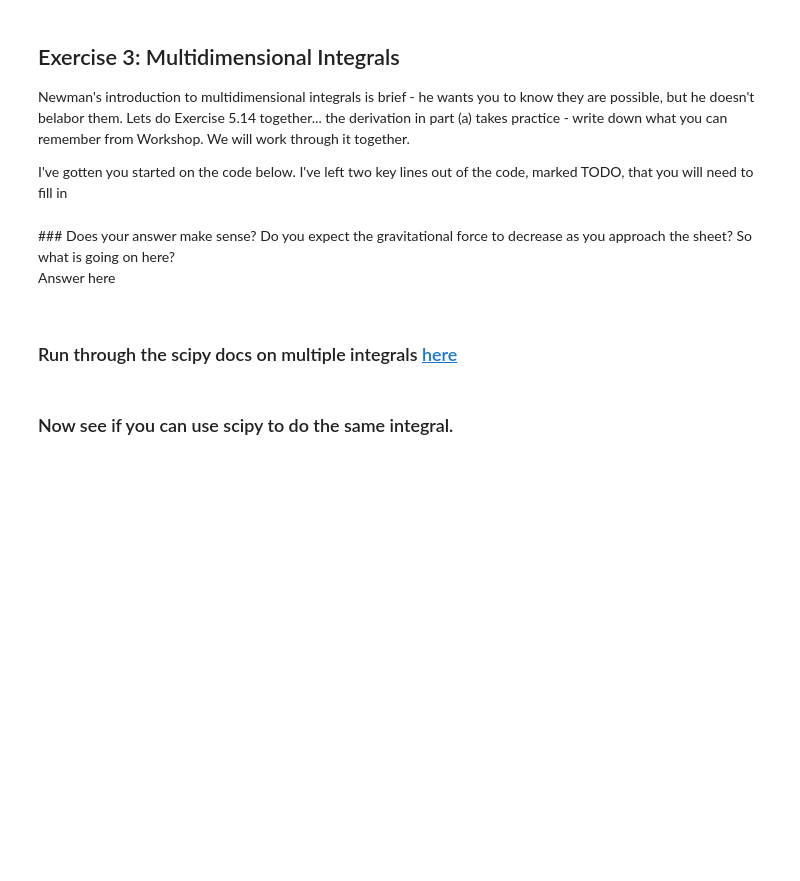
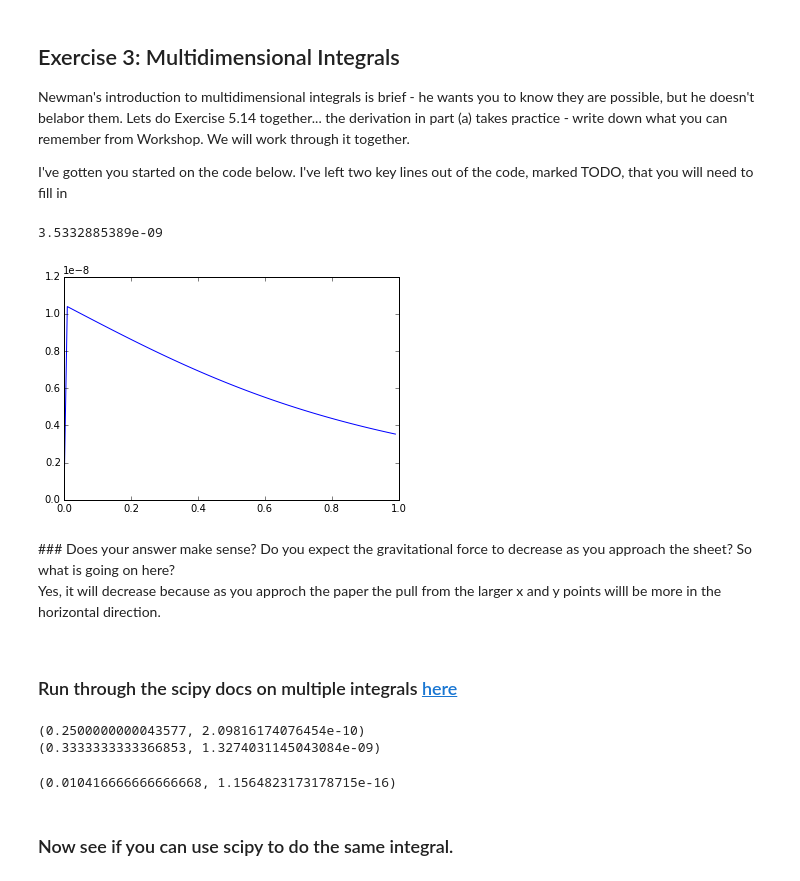
Before and after one commit to willmon16/Weekly-Sessions, a Jupyter notebook: Weekly Session 6.ipynb, the cells around one changed output. Drawn from its saved outputs; the diff is of its cells as text; code cells hidden in the pictures; blank space fills up the shorter version.

```diff
--- a/Weekly Session 6.ipynb
+++ b/Weekly Session 6.ipynb
@@ -416,6 +416,9 @@ import matplotlib.pylab as plt
 %matplotlib inline
 '''
 
+
+def f(x,y,z):
+    return 1/(x**2+y**2+z**2)**(3/2)
 ### variable defintions:
 zmin=0.0
 zmax=1.0
@@ -425,42 +428,48 @@ L=10.0
 G=6.674e-11
 rho=100.0
 
 #calculate the points for Gaussian integration
 # be sure to calculate x,w values that work equally well for x and y (this isn't hard)
 
-## TODO - calculate x,w
+x,w = gaussxw(N)
+xp = 0.5*(zmax-zmin)*x+0.5*(zmax+zmin)
+wp = 0.5*(zmax-zmin)*w
 
 zpoints = np.arange(zmin,zmax,zstep)
 fpoints = np.empty(zpoints.size)
 
 #perform the double integral
 
 for k in range(zpoints.size):
 
     z = zpoints[k]
 
     s=0.0 #define the integral for the fixed z value
 
     #loop through the x-y values
     for i in range(N):
-        x_local = x[i]
+        x_local = xp[i]
 
         for j in range(N):
-            y_local = x[j]
+            y_local = xp[j]
 
-            s+= ## TODO
+            s+= wp[j]*wp[i]*f(x_local,y_local,z)
 
     s *= G*rho*z
     fpoints[k] = s
 
+print(s)
 plt.plot(zpoints,fpoints)
 plt.show()
 ##add plot labels/titles
+# %% [output]
+3.5332885389e-09
+[figure, added]
 # %% [markdown]
 <div class=answer>
 ### Does your answer make sense?  Do you expect the gravitational force to decrease as you approach the sheet?  So what is going on here?
 
-Answer here
+Yes, it will decrease because as you approch the paper the pull from the larger x and y points willl be more in the horizontal direction.
 <div/>
 # %% [markdown]
 ### Run through the scipy docs on multiple integrals [here](https://docs.scipy.org/doc/scipy/reference/tutorial/integrate.html#general-multiple-integration-dblquad-tplquad-nquad)
@@ -469,2 +476,18 @@ Answer here
+# %%
+from scipy.integrate import quad, dblquad
+
+def I(n):
+    return dblquad(lambda t, x: np.exp(-x*t)/t**n, 0, np.inf, lambda x: 1, lambda x: np.inf)
+
+print(I(4))
+print(I(3))
+# %% [output]
+(0.2500000000043577, 2.09816174076454e-10)
+(0.3333333333366853, 1.3274031145043084e-09)
+# %%
+area = dblquad(lambda x, y: x*y, 0, 0.5, lambda x: 0, lambda x: 1-2*x)
+area
+# %% [output]
+(0.010416666666666668, 1.1564823173178715e-16)
 # %% [markdown]
 ### Now see if you can use scipy to do the same integral.
```
Also changed, not shown: parts of 11 cells of this notebook.
